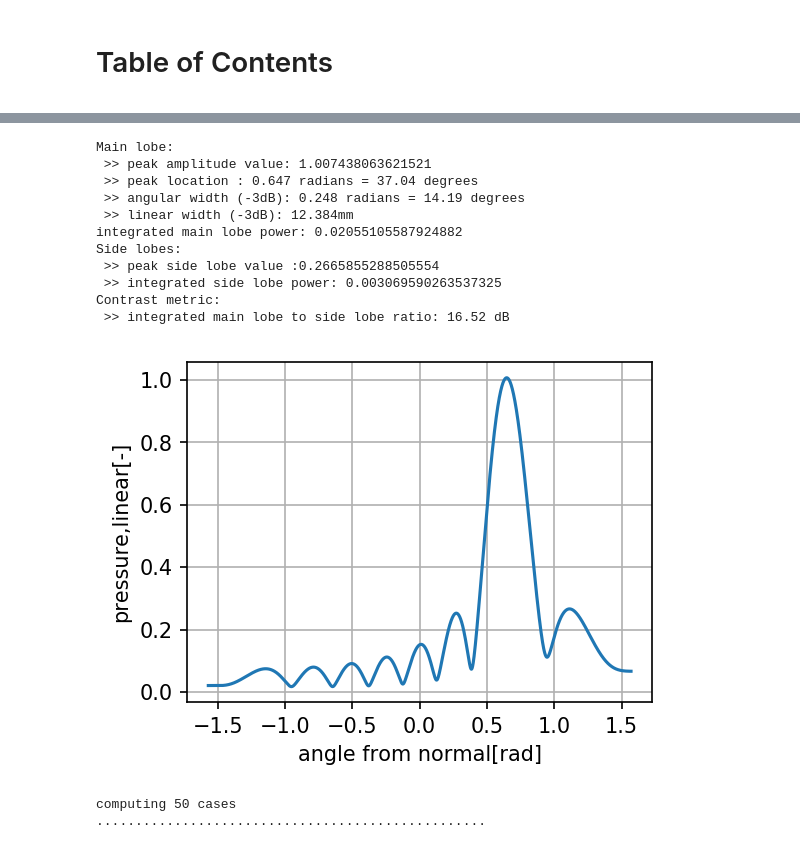
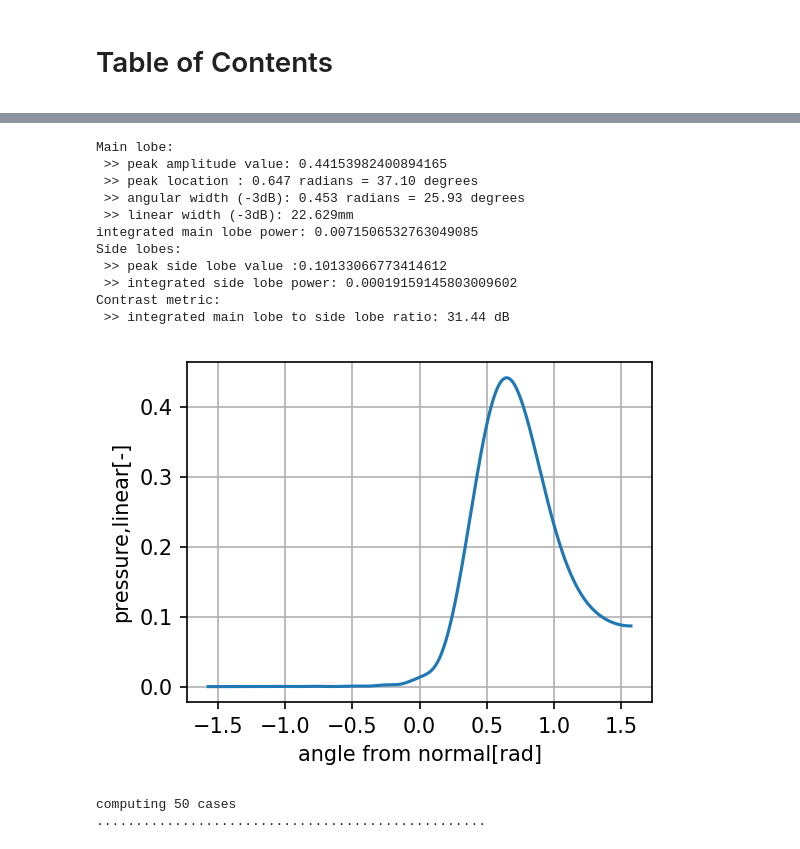
Before and after one commit to ultraleap/HandyBeam-Strathclyde, a Jupyter notebook: explore_kaiser_window.ipynb, the cells around one changed output, grey strips where cells are left out. Drawn from its saved outputs; the diff is of its cells as text; code cells hidden in the pictures.

```diff
--- a/explore_kaiser_window.ipynb
+++ b/explore_kaiser_window.ipynb
@@ -46,22 +46,22 @@ def array_using_kaiser(beta=1):
     return array_builder,handybeam_world,semicircle_sampler,semicircle_sampler.sampler_angles,stats,handybeam_world
 # %%
 
-ab,hw,sc,sampler_angles,stats,handybeam_world = array_using_kaiser(0.01)
+ab,hw,sc,sampler_angles,stats,handybeam_world = array_using_kaiser(7)
 strathclyde.print_analysis(stats)
 handybeam.visualise.plot_1D_pressure_vs_angle(hw,sampler_angles,np.abs(sc.pressure_field))
 # %% [output]
 Main lobe:
- >> peak amplitude value: 1.007438063621521
- >> peak location : 0.647 radians = 37.04 degrees
- >> angular width (-3dB): 0.248 radians = 14.19 degrees
- >> linear width (-3dB): 12.384mm
-integrated main lobe power: 0.02055105587924882
+ >> peak amplitude value: 0.44153982400894165
+ >> peak location : 0.647 radians = 37.10 degrees
+ >> angular width (-3dB): 0.453 radians = 25.93 degrees
+ >> linear width (-3dB): 22.629mm
+integrated main lobe power: 0.0071506532763049085
 Side lobes:
- >> peak side lobe value :0.2665855288505554
- >> integrated side lobe power: 0.003069590263537325
+ >> peak side lobe value :0.10133066773414612
+ >> integrated side lobe power: 0.00019159145803009602
 Contrast metric:
- >> integrated main lobe to side lobe ratio: 16.52 dB
+ >> integrated main lobe to side lobe ratio: 31.44 dB
-[figure, old version]
+[figure, new version]
 # %%
 # run a parameter sweep: try beta in range of 0.1 to 10
 
```
Also changed, not shown: parts of 2 cells of this notebook, 7 other files.
